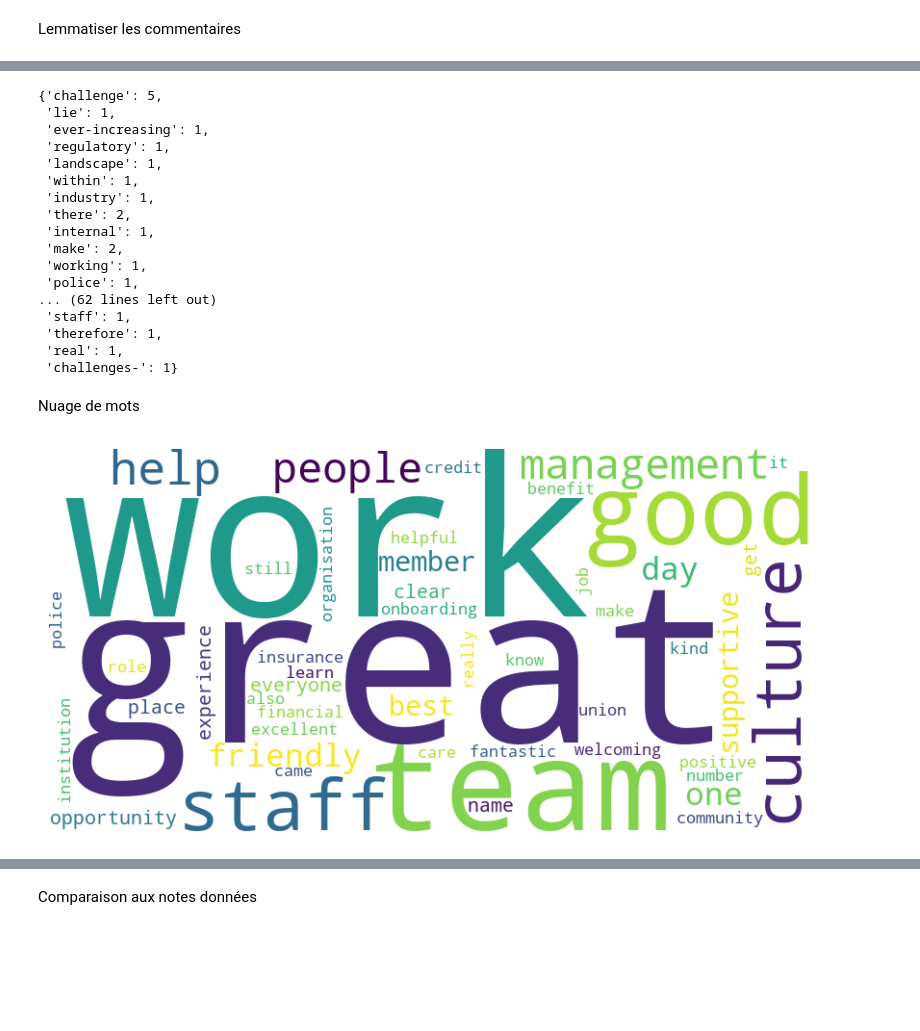
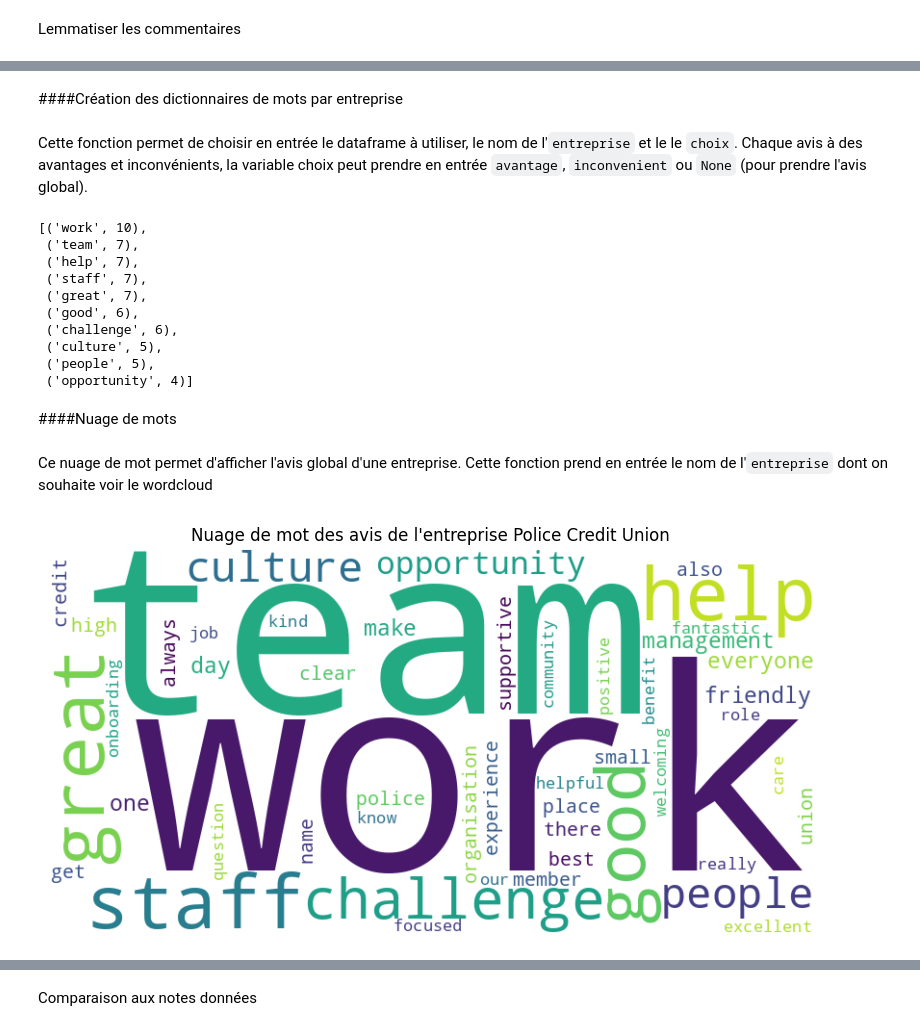
Before and after one commit to fmezirard/TAL, a Jupyter notebook: TraitementReview.ipynb, the cells around one changed output, grey strips where cells are left out. Cells and saved outputs as stored; diff of their text form; code cells hidden in the pictures; blank space fills up the shorter version.

```diff
--- a/TraitementReview.ipynb
+++ b/TraitementReview.ipynb
@@ -109,11 +100,11 @@ def compte_untexte(text):
     for mot in l_mot:
         counts[mot] = counts.get(mot,0)+1
 
-    return counts
+    return dict(sorted(counts.items(), key=lambda item: item[1],reverse=True))
 
 df_review['compte_avantage'] = df_review['lemmas_avantage'].apply(compte_untexte)
 df_review['compte_inconvenient'] = df_review['lemmas_inconvenient'].apply(compte_untexte)
-df_review
+df_review.head()
 # %% [output]
 |  | entreprise | entreprise_id | avantage | inconvenient | job | lieu | note | date | ... |
 | 0 | Police Credit Union | 436554 | The culture is a standout. The pe... | The challenges lie in the ever-in... | Risk & Compliance | Adelaide SA 5000 | 5 | 2023-10-02T21:26:16.000Z | ... |
@@ -133,54 +115,61 @@ Compter le nombre de mot en fonction des entreprises
+# %% [markdown]
+####Création des dictionnaires de mots par entreprise
+# %% [markdown]
+Cette fonction permet de choisir en entrée le dataframe à utiliser, le nom de l'`entreprise` et le le `choix`.
+Chaque avis à des avantages et inconvénients, la variable choix peut prendre en entrée `avantage`, `inconvenient` ou `None` (pour prendre l'avis global).
 # %%
-def somme_entreprise(df_review,entreprise,choix="avantage"):
+def somme_entreprise(df_review,entreprise,choix=None):
     sommes = defaultdict(int)
-    choix1="compte_"+choix
-    for document in df_review[choix1][df_review.entreprise== entreprise]:
+
+    if choix==None:
+      review=pd.concat([df_review["compte_avantage"][df_review.entreprise=="Police Credit Union"],df_review["compte_inconvenient"][df_review.entreprise=="Police Credit Union"]])
+      for document in review:
+          for mot, valeur in document.items():
+              sommes[mot] += valeur
+      resultat = dict(sommes)
+    else:
+      choix1="compte_"+choix
+      for document in df_review[choix1][df_review.entreprise==entreprise]:
         for mot, valeur in document.items():
-            sommes[mot] += valeur
-    resultat = dict(sommes)
-    return resultat
+          sommes[mot] += valeur
+      resultat = dict(sommes)
+    return dict(sorted(resultat.items(), key=lambda item: item[1],reverse=True))
 
-
-somme_entreprise(df_review,"Police Credit Union")
-somme_entreprise(df_review,"Police Credit Union",choix="inconvenient")
+#Affichage des 10 premiers mots les plus utilisé dans l'avis
+list(somme_entreprise(df_review,"Police Credit Union").items())[:10]
 # %% [output]
-{'challenge': 5,
- 'lie': 1,
- 'ever-increasing': 1,
- 'regulatory': 1,
- 'landscape': 1,
- 'within': 1,
- 'industry': 1,
- 'there': 2,
- 'internal': 1,
- 'make': 2,
- 'working': 1,
- 'police': 1,
-... (62 lines left out)
- 'staff': 1,
- 'therefore': 1,
- 'real': 1,
- 'challenges-': 1}
+[('work', 10),
+ ('team', 7),
+ ('help', 7),
+ ('staff', 7),
+ ('great', 7),
+ ('good', 6),
+ ('challenge', 6),
+ ('culture', 5),
+ ('people', 5),
+ ('opportunity', 4)]
 # %% [markdown]
-Nuage de mots
+####Nuage de mots
+# %% [markdown]
+Ce nuage de mot permet d'afficher l'avis global d'une entreprise. Cette fonction prend en entrée le nom de l'`entreprise` dont on souhaite voir le wordcloud
 # %%
-def nuage_de_mots(resultat,sauvegarde):
+def nuage_de_mots(entreprise):
     # Créez un objet WordCloud
     nuage_de_mots = WordCloud(width=800, height=400, background_color='white',max_words=50)
 
+    resultat=somme_entreprise(df_review,entreprise)
     # Générez le nuage de mots à partir du dictionnaire
     nuage_de_mots.generate_from_frequencies(resultat)
 
     # Affichez le nuage de mots
     plt.figure(figsize=(10, 5))
     plt.imshow(nuage_de_mots, interpolation='bilinear')
     plt.axis('off')
-
+    plt.title(f"Nuage de mot des avis de l'entreprise {entreprise} ")
     # Sauvegardez l'image
-    plt.savefig(f"{sauvegarde}.jpeg")
-
+    ent=entreprise.replace(" ","_")
+    plt.savefig(f"Wordcloud/Wordcloud_{ent}.jpeg")
     plt.show()
-
-nuage_de_mots(somme_entreprise(df_review,"Police Credit Union"),"nuage_de_mots_avantage_lem")
+nuage_de_mots("Police Credit Union")
 # %% [output]
-[figure, old version]
+[figure, new version]
```
Also changed, not shown: parts of 27 cells of this notebook, 2 other files.
